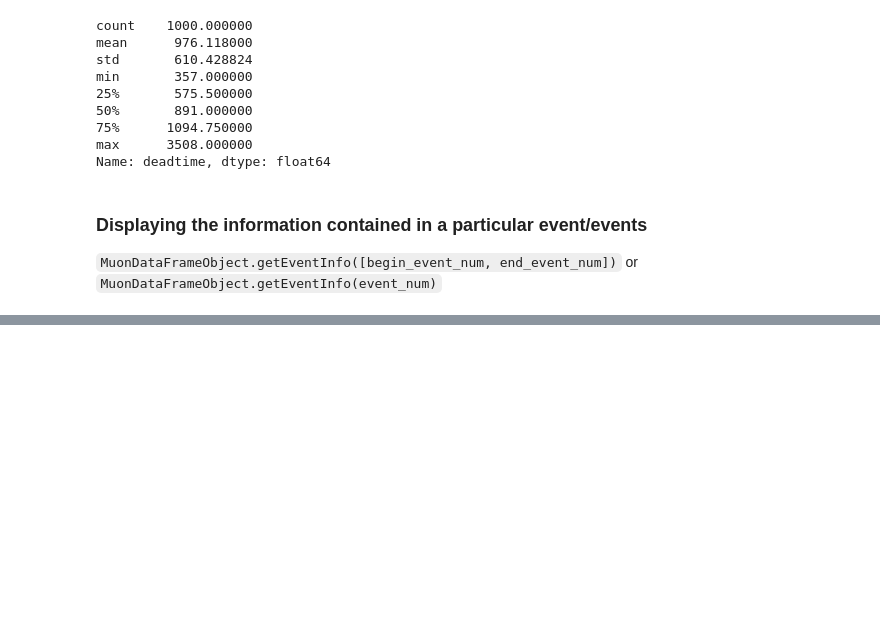
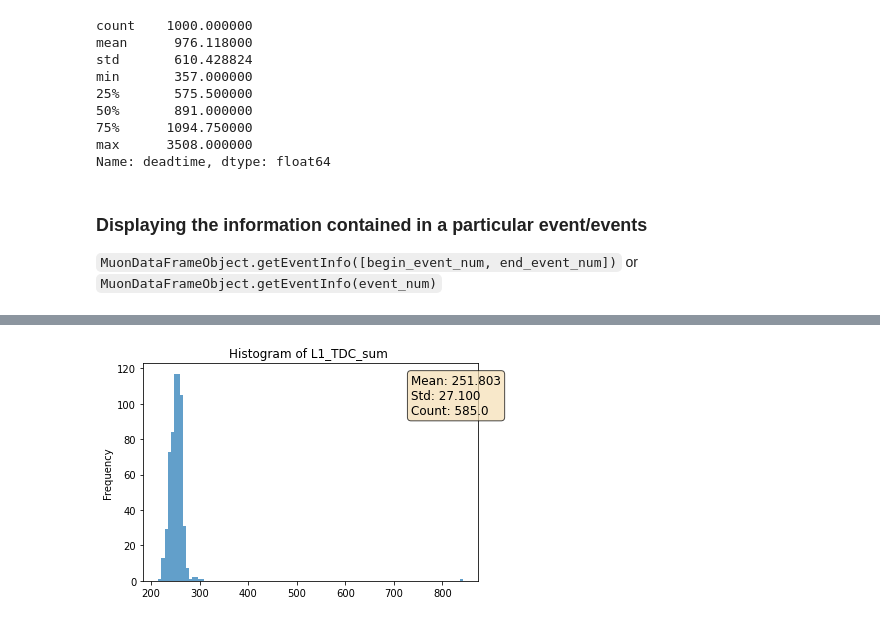
Before and after one commit to shanto268/HEP_DAQ, a Jupyter notebook: CrateAnalysis/CAMAC_Analysis_API.ipynb, the cells around one changed output, grey strips where cells are left out. Cells and saved outputs as stored; diff of their text form; code cells hidden in the pictures; blank space fills up the shorter version.

```diff
--- a/CrateAnalysis/CAMAC_Analysis_API.ipynb
+++ b/CrateAnalysis/CAMAC_Analysis_API.ipynb
@@ -172,0 +265,4 @@ mdf.getEventInfo([10,20])
+# %%
+mdf.getHistogram("L1_TDC_sum")
+# %% [output]
+[figure, added]
```
Also changed, not shown: parts of 36 cells of this notebook, 2 other files.
